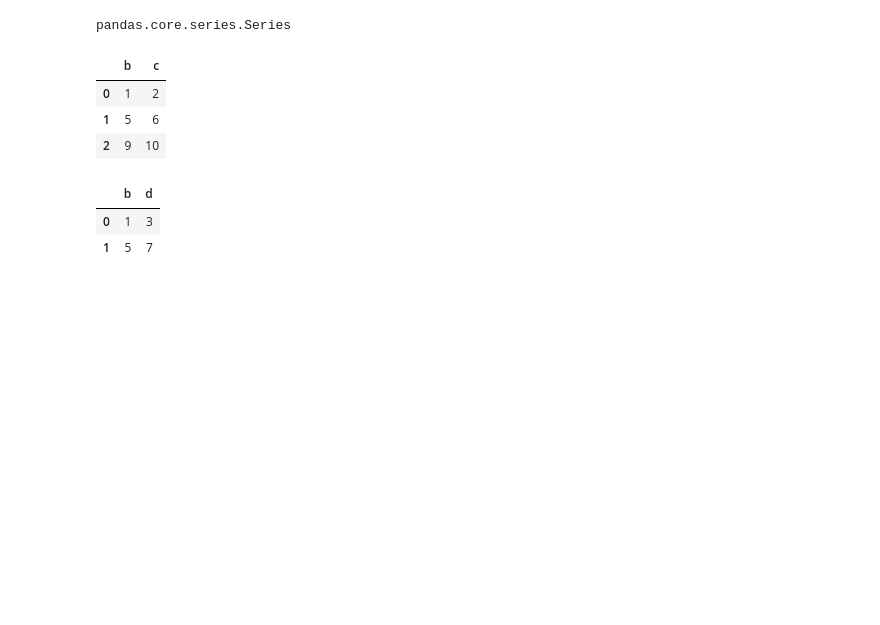
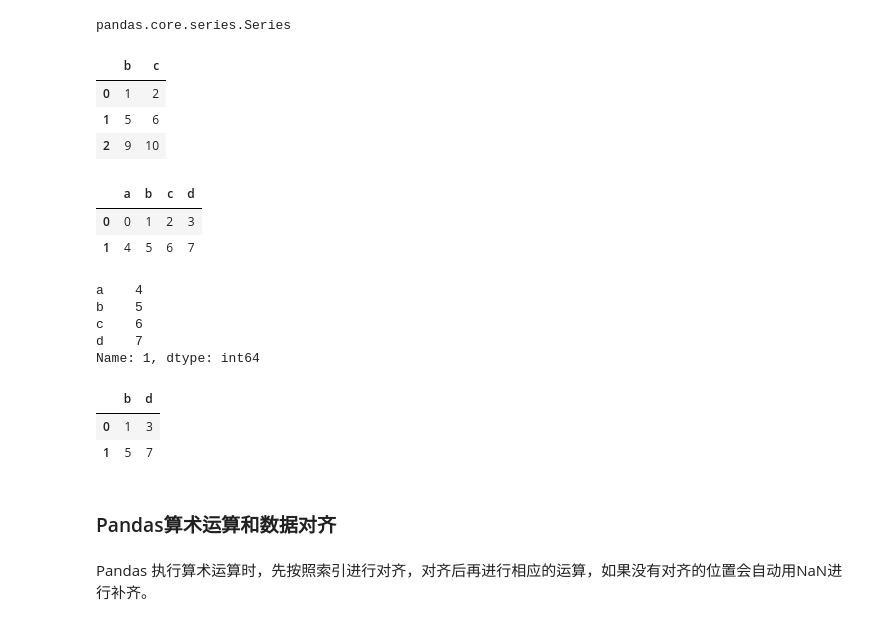
Before and after one commit to hqhiwqy/AI-2, a Jupyter notebook: Day47code/数据分析工具Pandas（二）.ipynb, the cells around one changed output. Cells and saved outputs as stored; diff of their text form; code cells hidden in the pictures; blank space fills up the shorter version.

```diff
--- a/Day47code/数据分析工具Pandas（二）.ipynb
+++ b/Day47code/数据分析工具Pandas（二）.ipynb
@@ -251,9 +248,29 @@ df1[['b', 'c']]
 | 1 | 5 | 6 |
 | 2 | 9 | 10 |
 # %%
-# 先使用切片通过行索引来获取第0-1行数据，然后通过不连续列索引来获取第b,d列
-df1[:2][['b','d']]
+# 获取第0~1行数据
+df1[:2]
 # %% [output]
-|  | b | d |
-| 0 | 1 | 3 |
-| 1 | 5 | 7 |
+|  | a | b | c | d |
+| 0 | 0 | 1 | 2 | 3 |
+| 1 | 4 | 5 | 6 | 7 |
+# %%
+# 获取第1行数据，返回一个Series对象
+df1.loc[1]
+# %% [output]
+a    4
+b    5
+c    6
+d    7
+Name: 1, dtype: int64
+# %%
+# 先使用切片行通过索引获取第0~1行的数据，然后再通过不连续列索引获取第b、d列的数据
+df1[:2][['b','d']]
+# %% [output]
+|  | b | d |
+| 0 | 1 | 3 |
+| 1 | 5 | 7 |
+# %% [markdown]
+### Pandas算术运算和数据对齐
+# %% [markdown]
+Pandas 执行算术运算时，先按照索引进行对齐，对齐后再进行相应的运算，如果没有对齐的位置会自动用NaN进行补齐。
```
Also changed, not shown: parts of 72 cells of this notebook, 2 other files.
